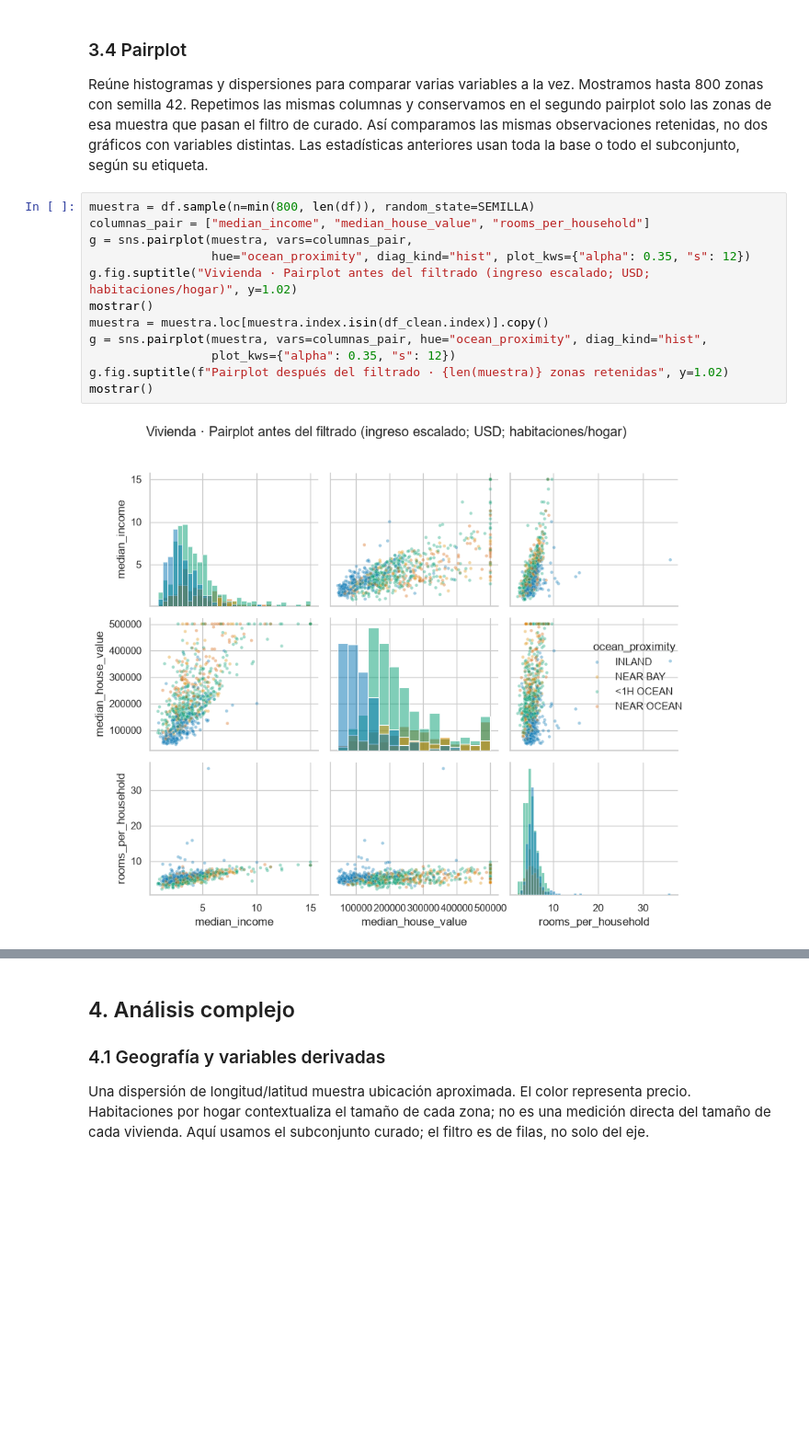
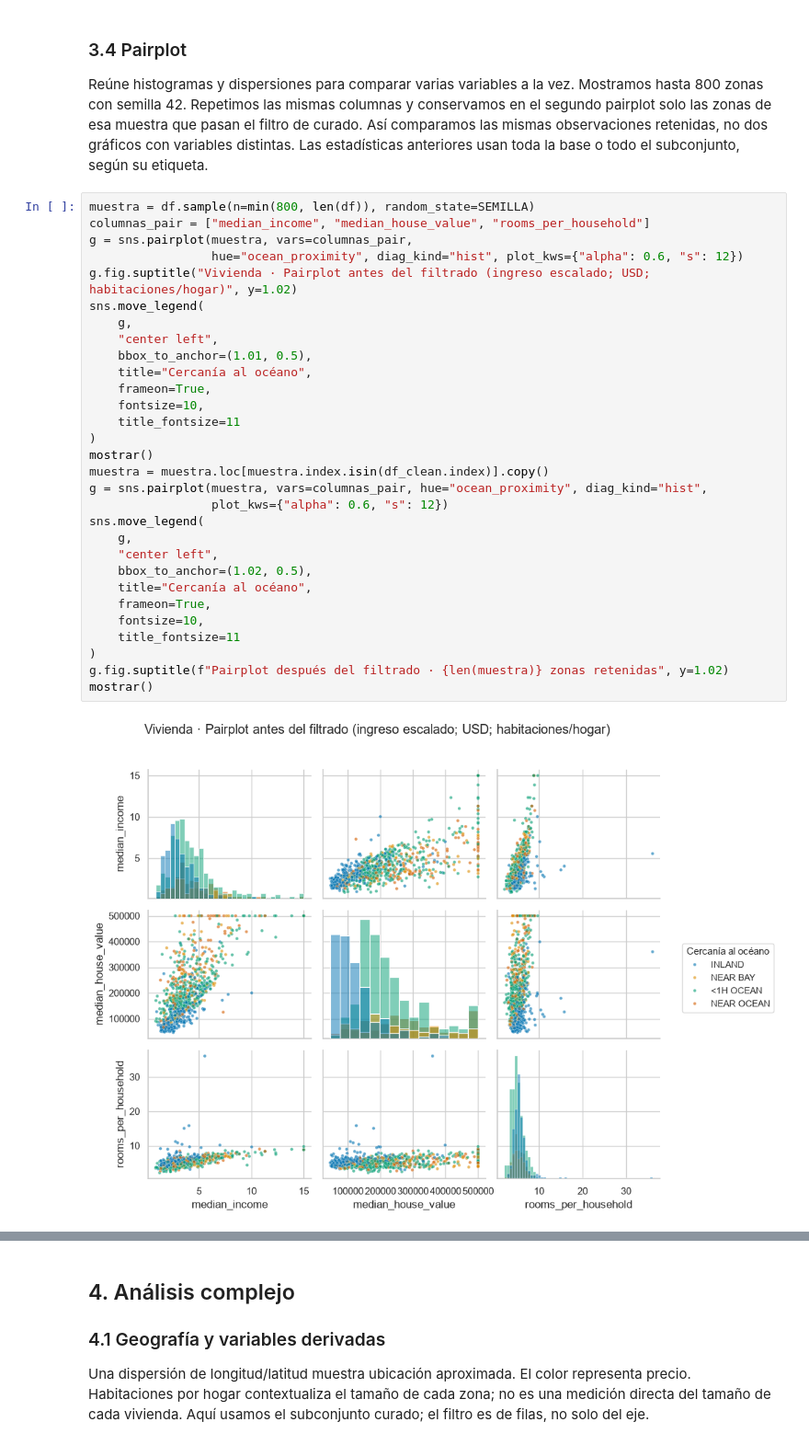
Before and after one commit to GuilleLopezDM/C1_The_Hatch, a Jupyter notebook: notebooks/01_viviendas.ipynb, the cells around one changed output, grey strips where cells are left out. Shown at 92% size. Saved outputs shown, nothing was run; the diff lists cells and outputs as text; blank space fills up the shorter version.

Commit message:
cambios de visualizacion de graficos

```diff
--- a/notebooks/01_viviendas.ipynb
+++ b/notebooks/01_viviendas.ipynb
@@ -289,14 +289,32 @@ Las estadísticas anteriores usan toda la base o todo el subconjunto, según su
 # %%
 muestra = df.sample(n=min(800, len(df)), random_state=SEMILLA)
 columnas_pair = ["median_income", "median_house_value", "rooms_per_household"]
 g = sns.pairplot(muestra, vars=columnas_pair,
-                 hue="ocean_proximity", diag_kind="hist", plot_kws={"alpha": 0.35, "s": 12})
+                 hue="ocean_proximity", diag_kind="hist", plot_kws={"alpha": 0.6, "s": 12})
 g.fig.suptitle("Vivienda · Pairplot antes del filtrado (ingreso escalado; USD; habitaciones/hogar)", y=1.02)
+sns.move_legend(
+    g,
+    "center left",
+    bbox_to_anchor=(1.01, 0.5),
+    title="Cercanía al océano",
+    frameon=True,
+    fontsize=10,
+    title_fontsize=11
+)
 mostrar()
 muestra = muestra.loc[muestra.index.isin(df_clean.index)].copy()
 g = sns.pairplot(muestra, vars=columnas_pair, hue="ocean_proximity", diag_kind="hist",
-                 plot_kws={"alpha": 0.35, "s": 12})
+                 plot_kws={"alpha": 0.6, "s": 12})
+sns.move_legend(
+    g,
+    "center left",
+    bbox_to_anchor=(1.02, 0.5),
+    title="Cercanía al océano",
+    frameon=True,
+    fontsize=10,
+    title_fontsize=11
+)
 g.fig.suptitle(f"Pairplot después del filtrado · {len(muestra)} zonas retenidas", y=1.02)
 mostrar()
 # %% [output]
-[figure, old version]
+[figure, new version]
```
Also changed, not shown: parts of 2 cells of this notebook.
